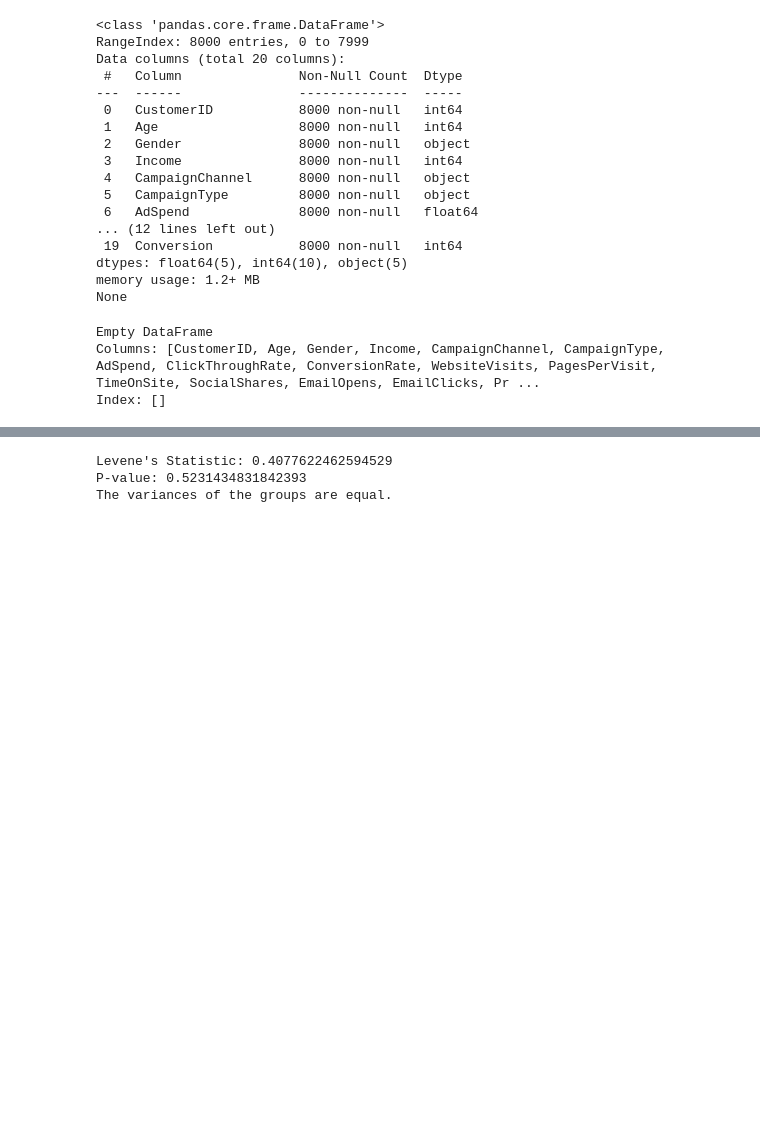
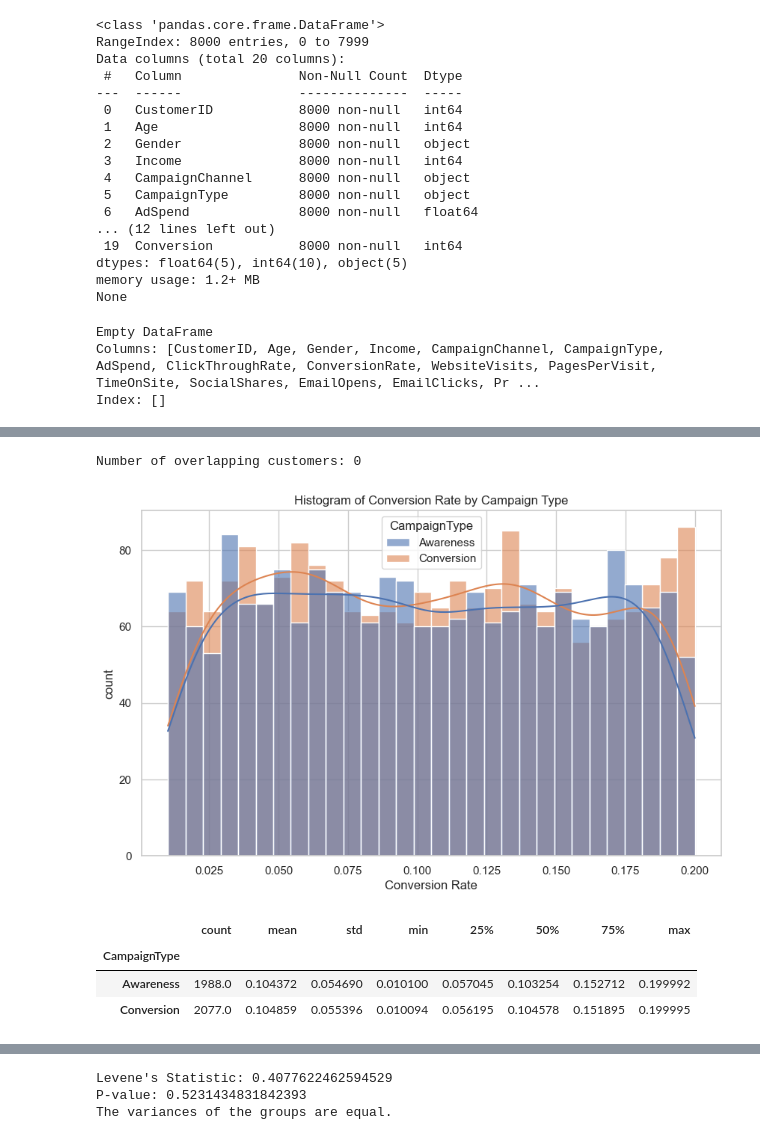
Before and after one commit to Luke-Palmer-Divers/Marketing-Campaign-Analysis-Customer-Segmentation, a Jupyter notebook: A:B Testing Marketing-1.ipynb, the cells around one changed output, grey strips where cells are left out. Saved outputs shown, nothing was run; the diff lists cells and outputs as text; code cells hidden in the pictures; blank space fills up the shorter version.

```diff
--- a/A:B Testing Marketing-1.ipynb
+++ b/A:B Testing Marketing-1.ipynb
@@ -8,7 +8,7 @@ Ha: The 'Conversion' Campaign Type has a significantly higher conversion rate th
 import pandas as pd
 # %%
 # Import Data
-df = pd.read_csv("digital_marketing_campaign_dataset.csv")
+df = pd.read_csv("/Users/lukepalmer-divers/Documents/Data Analysis/Datasets/digital_marketing_campaign_dataset.csv")
 # %%
 # check data types and missing values
 print(df.info())
@@ -86,0 +90,37 @@ Conversion Campaign Mean: 0.10485920903741773
+# %%
+# Are the two groups independent of each other?
+# create unique sets and use "&" intersection to see if there are any unique values in common.
+
+awareness_ids = set(df[df["CampaignType"] == "Awareness"]["CustomerID"])
+conversion_ids = set(df[df["CampaignType"] == "Conversion"]["CustomerID"])
+overlap = awareness_ids & conversion_ids
+print(f"Number of overlapping customers: {len(overlap)}")
+# %% [output]
+Number of overlapping customers: 0
+# %%
+# Let's view the distributions of both campaign types.
+import seaborn as sns
+import matplotlib.pyplot as plt
+
+# set plot style
+sns.set(style='whitegrid')
+
+# plot distributions of campaigns
+plt.figure(figsize=(10, 6))
+sns.histplot(data=filtered_df, x="ConversionRate", hue="CampaignType", kde=True, bins=30, alpha=0.6)
+plt.title("Histogram of Conversion Rate by Campaign Type")
+plt.xlabel("Conversion Rate")
+plt.ylabel("count")
+plt.show()
+# %% [output]
+[figure, added]
+# %%
+# Now we can see that these Campaign Types don't have a normal distribution.
+# Let's look at some summary statistics.
+
+filtered_df.groupby("CampaignType")["ConversionRate"].describe()
+# %% [output]
+|  | count | mean | std | min | 25% | 50% | 75% | max |
+| CampaignType |  |  |  |  |  |  |  |  |
+| Awareness | 1988.0 | 0.104372 | 0.054690 | 0.010100 | 0.057045 | 0.103254 | 0.152712 | 0.199992 |
+| Conversion | 2077.0 | 0.104859 | 0.055396 | 0.010094 | 0.056195 | 0.104578 | 0.151895 | 0.199995 |
```
Also changed, not shown: parts of 15 cells of this notebook.
